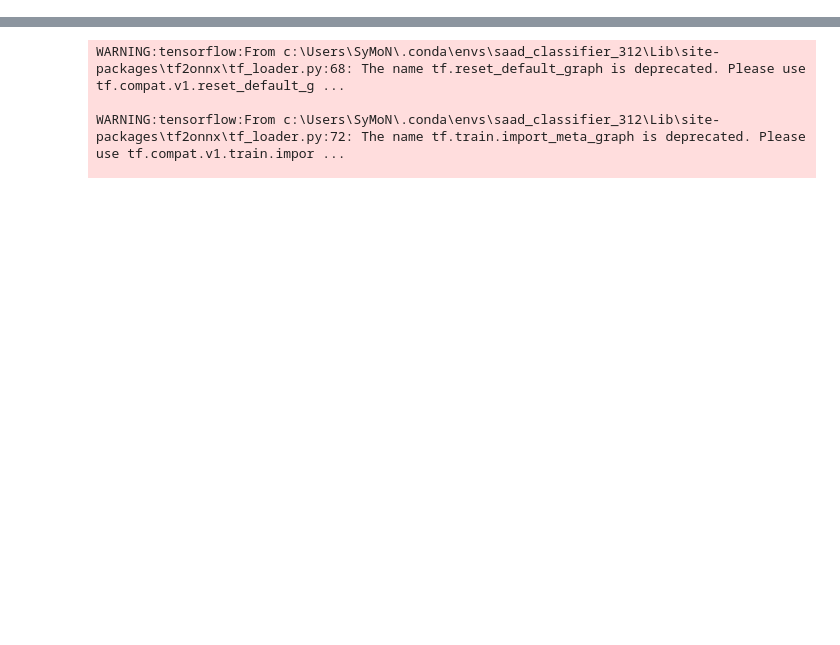
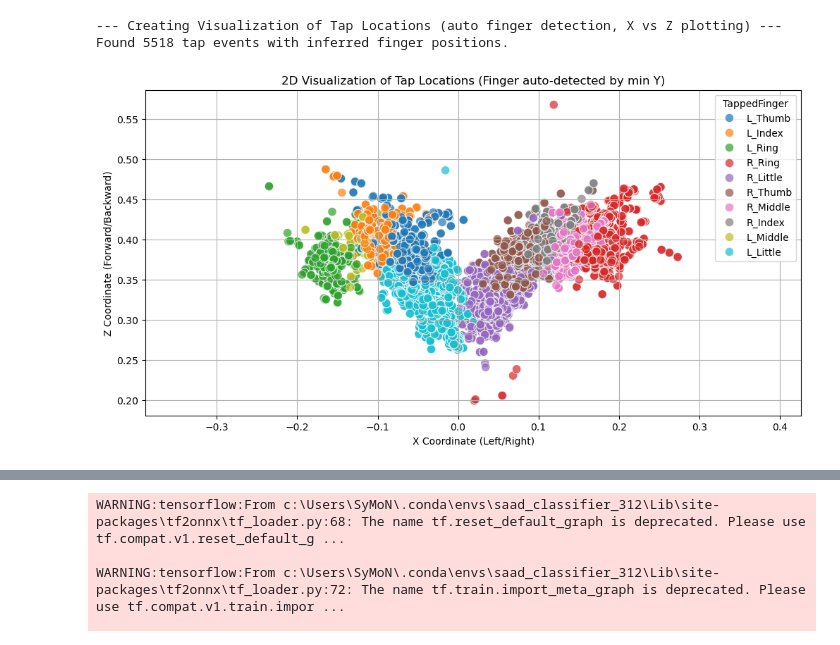
Before and after one commit to requiem002/vr_text_entry, a Jupyter notebook: typing_classifier/keyboard_classifier.ipynb, the cells around one changed output, grey strips where cells are left out. Saved outputs shown, nothing was run; the diff lists cells and outputs as text; code cells hidden in the pictures; blank space fills up the shorter version.

```diff
--- a/typing_classifier/keyboard_classifier.ipynb
+++ b/typing_classifier/keyboard_classifier.ipynb
@@ -242,0 +247,54 @@ Found 118 distinct tap events to visualize.
+# %%
+import matplotlib.pyplot as plt
+import seaborn as sns
+
+print("--- Creating Visualization of Tap Locations (auto finger detection, X vs Z plotting) ---")
+
+fingers = ['Thumb', 'Index', 'Middle', 'Ring', 'Little']
+hands = ['L', 'R']
+
+# Columns for fingertip height (Y), left/right (X), forward/back (Z)
+finger_y_cols = [f'pos_{hand}_{finger}_y' for hand in hands for finger in fingers]
+finger_x_cols = [f'pos_{hand}_{finger}_x' for hand in hands for finger in fingers]
+finger_z_cols = [f'pos_{hand}_{finger}_z' for hand in hands for finger in fingers]
+
+tap_events_df = master_df_featured[master_df_featured['KeyPressFlag'] == 1].copy()
+
+# Step 1: finger closest to desk = min Y
+tap_events_df['TappedFinger'] = tap_events_df[finger_y_cols].idxmin(axis=1)
+
+# Step 2: fetch the matching X and Z coordinate for that finger
+tap_events_df['Tap_X'] = tap_events_df.apply(
+    lambda row: row['pos_' + row['TappedFinger'].split('_', 1)[1].replace('y','x')], axis=1
+)
+tap_events_df['Tap_Z'] = tap_events_df.apply(
+    lambda row: row['pos_' + row['TappedFinger'].split('_', 1)[1].replace('y','z')], axis=1
+)
+
+# Optional: make TappedFinger label nicer (e.g. "R_Index" instead of "pos_R_Index_y")
+tap_events_df['TappedFinger'] = tap_events_df['TappedFinger'].str.extract(r'pos_(.*)_y')
+
+print(f"Found {len(tap_events_df)} tap events with inferred finger positions.")
+
+# Step 3: scatter plot (X vs Z, colored by finger)
+plt.figure(figsize=(12, 6))
+sns.scatterplot(
+    data=tap_events_df,
+    x='Tap_X',
+    y='Tap_Z',
+    hue='TappedFinger',
+    palette='tab10',
+    s=80,
+    alpha=0.7
+)
+
+plt.title('2D Visualization of Tap Locations (Finger auto-detected by min Y)')
+plt.xlabel('X Coordinate (Left/Right)')
+plt.ylabel('Z Coordinate (Forward/Backward)')
+plt.grid(True)
+plt.axis('equal')
+plt.show()
+# %% [output]
+--- Creating Visualization of Tap Locations (auto finger detection, X vs Z plotting) ---
+Found 5518 tap events with inferred finger positions.
+[figure, added]
```
Also changed, not shown: parts of 9 cells of this notebook, 5 other files.
